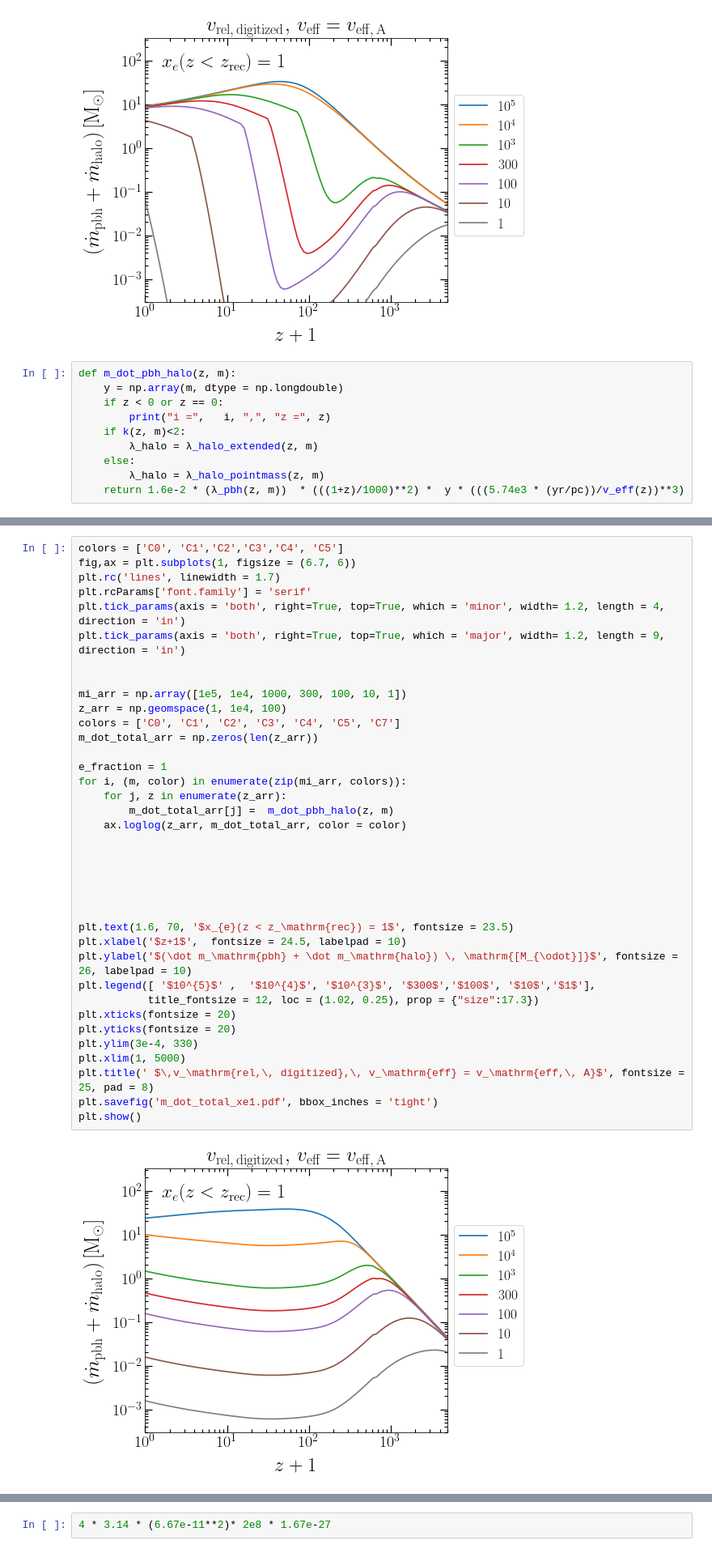
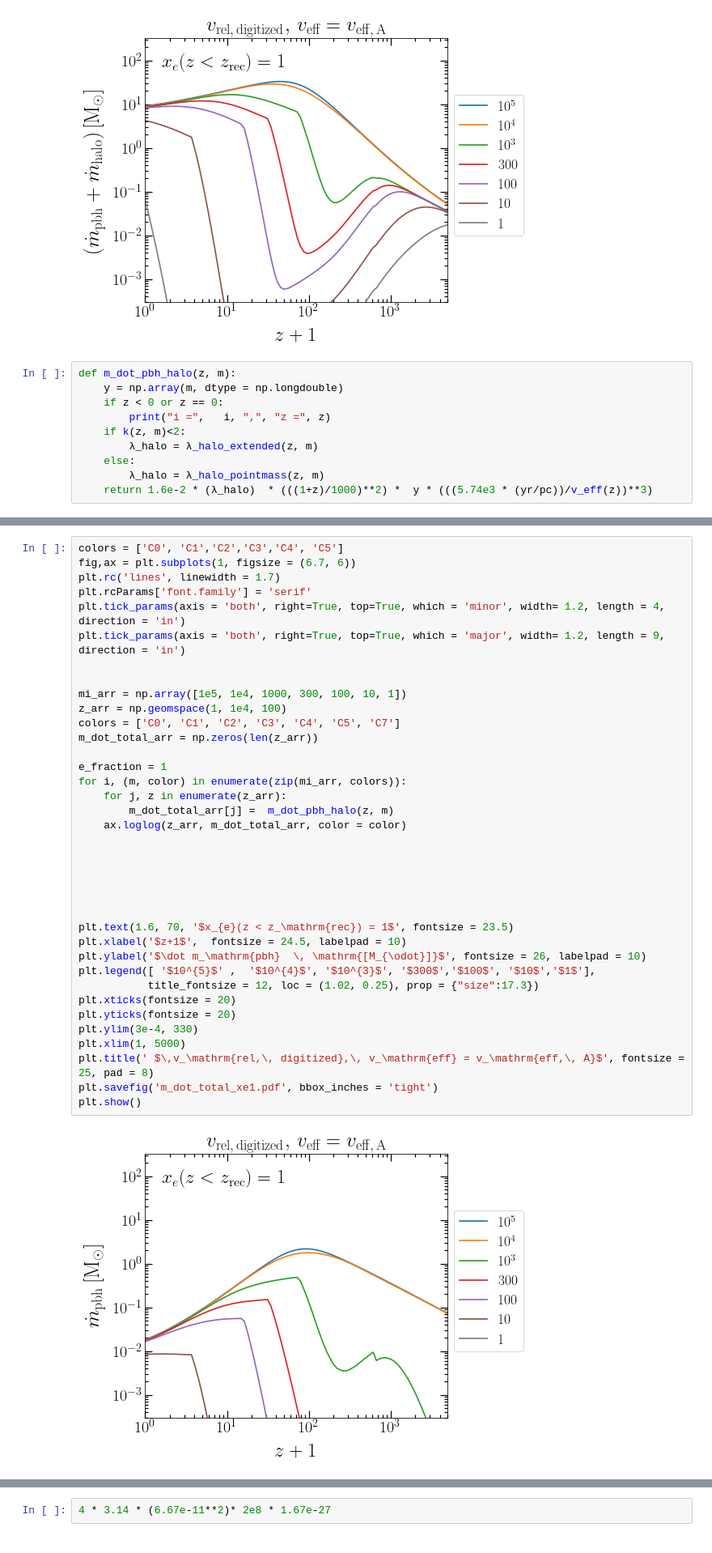
Before and after one commit to pratibhajangra591/project-2, a Jupyter notebook: m_dot.ipynb, the cells around one changed output, grey strips where cells are left out. Shown at 81% size. Drawn from its saved outputs; the diff is of its cells as text.

```diff
--- a/m_dot.ipynb
+++ b/m_dot.ipynb
@@ -343,7 +343,7 @@ def m_dot_pbh_halo(z, m):
         λ_halo = λ_halo_extended(z, m)
     else:
         λ_halo = λ_halo_pointmass(z, m)
-    return 1.6e-2 * (λ_pbh(z, m))  * (((1+z)/1000)**2) *  y * (((5.74e3 * (yr/pc))/v_eff(z))**3)
+    return 1.6e-2 * (λ_halo)  * (((1+z)/1000)**2) *  y * (((5.74e3 * (yr/pc))/v_eff(z))**3)
 # %%
 colors = ['C0', 'C1','C2','C3','C4', 'C5']
 fig,ax = plt.subplots(1, figsize = (6.7, 6))
@@ -393,35 +393,35 @@ plt.tick_params(axis = 'both', right=True, top=True, which = 'major', width= 1.2
 
 
 mi_arr = np.array([1e5, 1e4, 1000, 300, 100, 10, 1])
 z_arr = np.geomspace(1, 1e4, 100)
 colors = ['C0', 'C1', 'C2', 'C3', 'C4', 'C5', 'C7']
 m_dot_total_arr = np.zeros(len(z_arr))
 
 e_fraction = 1
 for i, (m, color) in enumerate(zip(mi_arr, colors)):
     for j, z in enumerate(z_arr):
         m_dot_total_arr[j] =  m_dot_pbh_halo(z, m)
     ax.loglog(z_arr, m_dot_total_arr, color = color)
 
 
 
 
 
 
 plt.text(1.6, 70, '$x_{e}(z < z_\mathrm{rec}) = 1$', fontsize = 23.5)
 plt.xlabel('$z+1$',  fontsize = 24.5, labelpad = 10)
-plt.ylabel('$(\dot m_\mathrm{pbh} + \dot m_\mathrm{halo}) \, \mathrm{[M_{\odot}]}$', fontsize = 26, labelpad = 10)
+plt.ylabel('$\dot m_\mathrm{pbh}  \, \mathrm{[M_{\odot}]}$', fontsize = 26, labelpad = 10)
 plt.legend([ '$10^{5}$' ,  '$10^{4}$', '$10^{3}$', '$300$','$100$', '$10$','$1$'],
            title_fontsize = 12, loc = (1.02, 0.25), prop = {"size":17.3})
 plt.xticks(fontsize = 20)
 plt.yticks(fontsize = 20)
 plt.ylim(3e-4, 330)
 plt.xlim(1, 5000)
 plt.title(' $\,v_\mathrm{rel,\, digitized},\, v_\mathrm{eff} = v_\mathrm{eff,\, A}$', fontsize = 25, pad = 8)
 plt.savefig('m_dot_total_xe1.pdf', bbox_inches = 'tight')
 plt.show()
 # %% [output]
-[figure, old version]
+[figure, new version]
 # %%
 def M_halo(z, m):
         f_pbh = 1e-3
```
Also changed, not shown: parts of 1 cell of this notebook.
